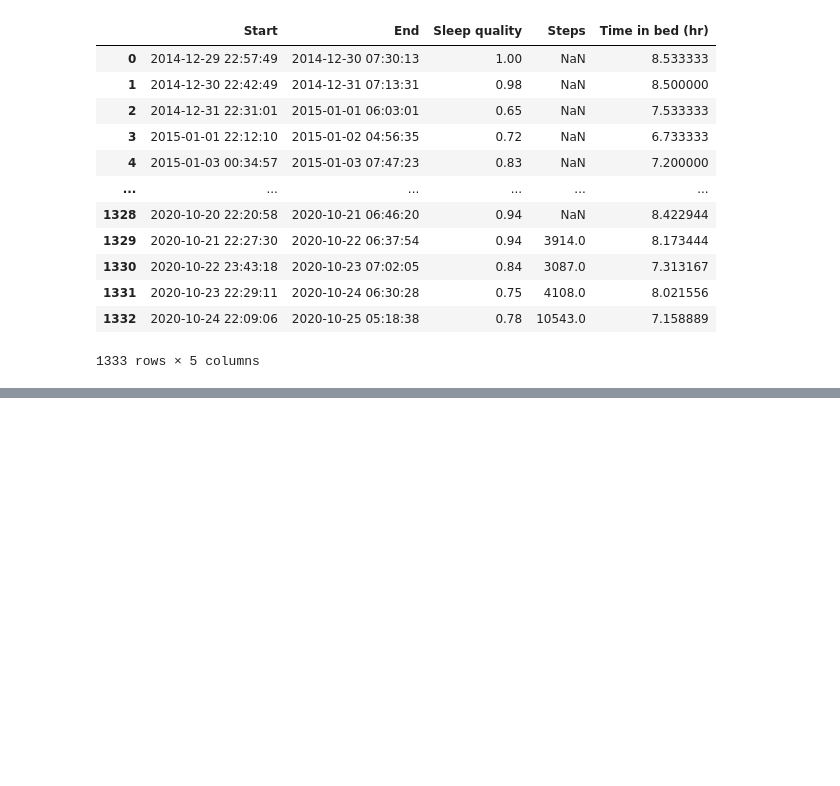
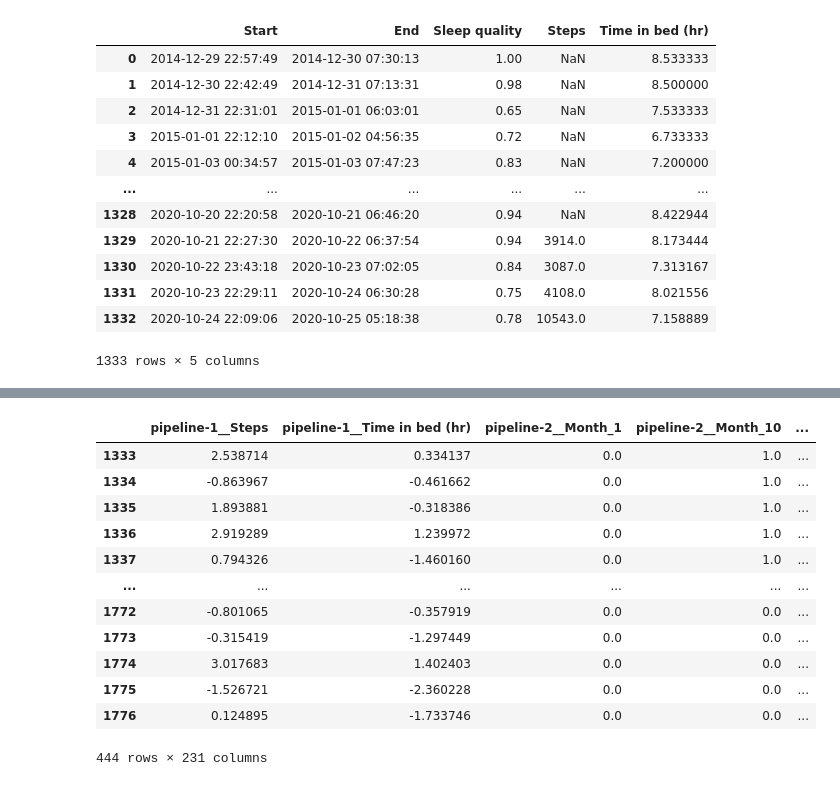
Before and after one commit to ricd99/endToEndML, a Jupyter notebook: notebooks/EDA_clean.ipynb, the cells around one changed output, grey strips where cells are left out. Saved outputs shown, nothing was run; the diff lists cells and outputs as text; code cells hidden in the pictures; blank space fills up the shorter version.

```diff
--- a/notebooks/EDA_clean.ipynb
+++ b/notebooks/EDA_clean.ipynb
@@ -825,0 +910,16 @@ df_test_poly["Day"] = df_test_poly["Start"].dt.dayofweek.astype(str)
+# %%
+X_test_poly
+# %% [output]
+|  | pipeline-1__Steps | pipeline-1__Time in bed (hr) | pipeline-2__Month_1 | pipeline-2__Month_10 | ... |
+| 1333 | 2.538714 | 0.334137 | 0.0 | 1.0 | ... |
+| 1334 | -0.863967 | -0.461662 | 0.0 | 1.0 | ... |
+| 1335 | 1.893881 | -0.318386 | 0.0 | 1.0 | ... |
+| 1336 | 2.919289 | 1.239972 | 0.0 | 1.0 | ... |
+| 1337 | 0.794326 | -1.460160 | 0.0 | 1.0 | ... |
+| ... | ... | ... | ... | ... | ... |
+| 1772 | -0.801065 | -0.357919 | 0.0 | 0.0 | ... |
+| 1773 | -0.315419 | -1.297449 | 0.0 | 0.0 | ... |
+| 1774 | 3.017683 | 1.402403 | 0.0 | 0.0 | ... |
+| 1775 | -1.526721 | -2.360228 | 0.0 | 0.0 | ... |
+| 1776 | 0.124895 | -1.733746 | 0.0 | 0.0 | ... |
+444 rows × 231 columns
```
Also changed, not shown: parts of 17 cells of this notebook.
